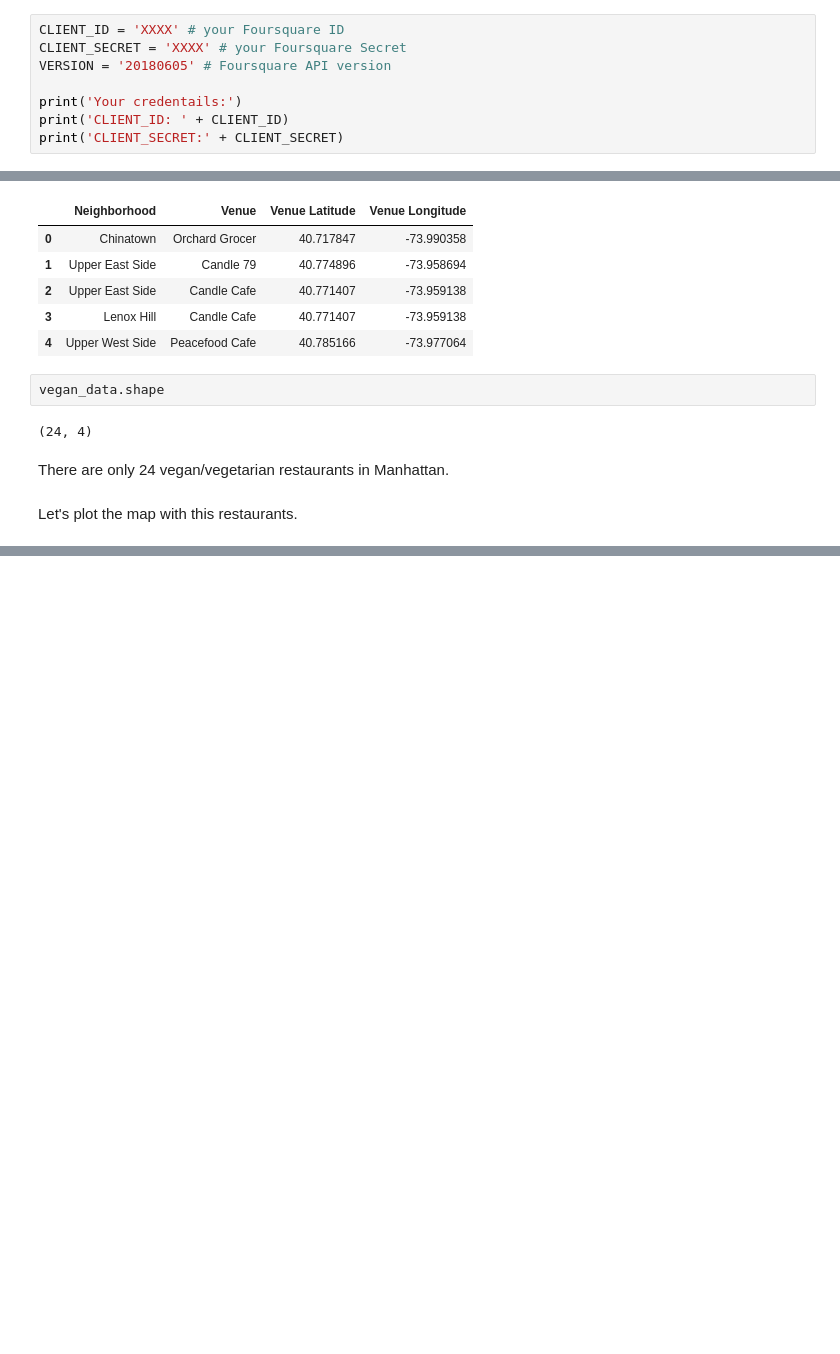
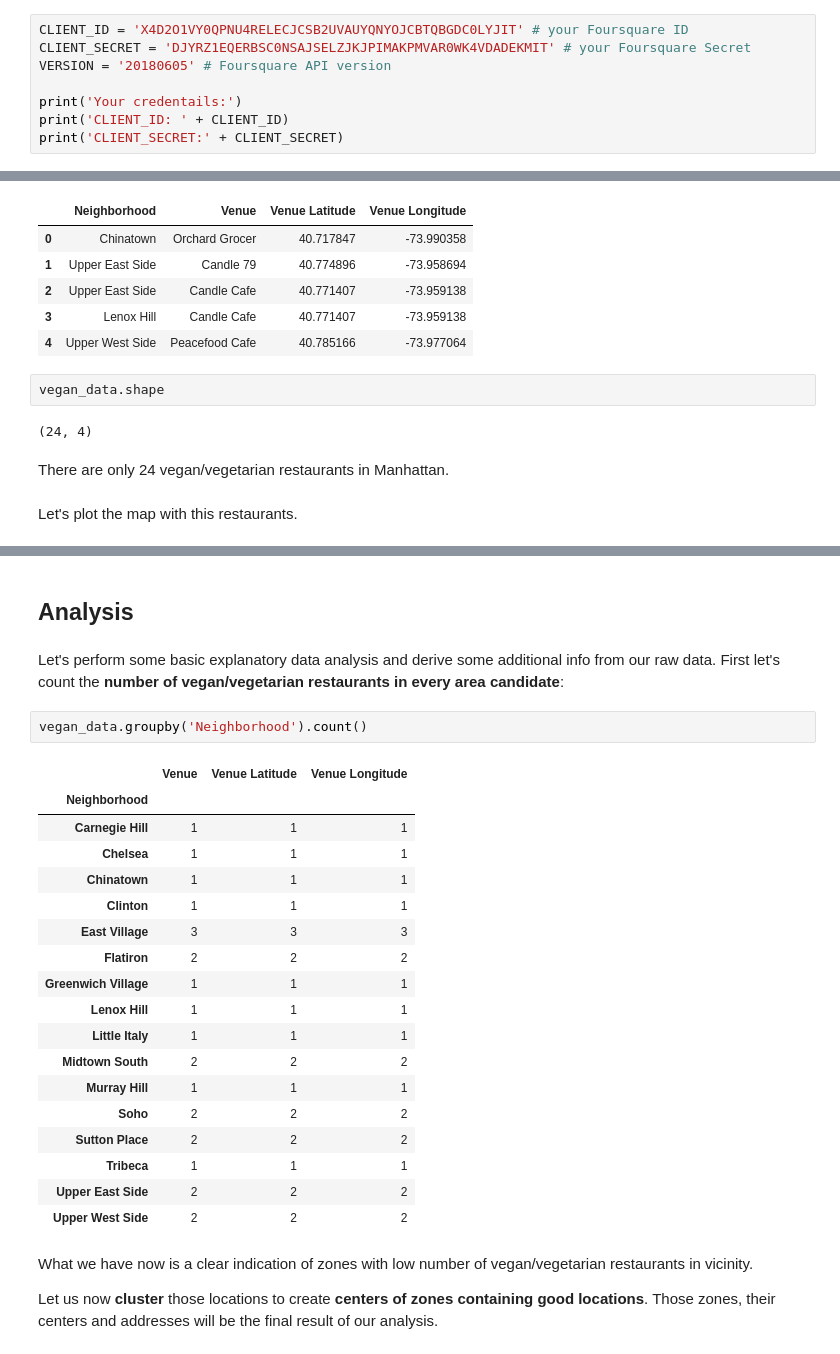
Before and after one commit to HevansViniciusPereira/Coursera_Capstone, a Jupyter notebook: Capstone_vegan.ipynb, the cells around one changed output, grey strips where cells are left out. Cells and saved outputs as stored; diff of their text form; blank space fills up the shorter version.

```diff
--- a/Capstone_vegan.ipynb
+++ b/Capstone_vegan.ipynb
@@ -65,8 +69,8 @@ Libraries imported.
 # %% [markdown]
 #### Define Foursquare Credentials and Version
 # %%
-CLIENT_ID = 'XXXX' # your Foursquare ID
-CLIENT_SECRET = 'XXXX' # your Foursquare Secret
+CLIENT_ID = 'X4D2O1VY0QPNU4RELECJCSB2UVAUYQNYOJCBTQBGDC0LYJIT' # your Foursquare ID
+CLIENT_SECRET = 'DJYRZ1EQERBSC0NSAJSELZJKJPIMAKPMVAR0WK4VDADEKMIT' # your Foursquare Secret
 VERSION = '20180605' # Foursquare API version
 
 print('Your credentails:')
@@ -432,0 +447,29 @@ This concludes the data gathering phase - we're now ready to use this data for a
+# %% [markdown]
+## Analysis <a name="analysis"></a>
+# %% [markdown]
+Let's perform some basic explanatory data analysis and derive some additional info from our raw data. First let's count the **number of vegan/vegetarian restaurants in every area candidate**:
+# %%
+vegan_data.groupby('Neighborhood').count()
+# %% [output]
+|  | Venue | Venue Latitude | Venue Longitude |
+| Neighborhood |  |  |  |
+| Carnegie Hill | 1 | 1 | 1 |
+| Chelsea | 1 | 1 | 1 |
+| Chinatown | 1 | 1 | 1 |
+| Clinton | 1 | 1 | 1 |
+| East Village | 3 | 3 | 3 |
+| Flatiron | 2 | 2 | 2 |
+| Greenwich Village | 1 | 1 | 1 |
+| Lenox Hill | 1 | 1 | 1 |
+| Little Italy | 1 | 1 | 1 |
+| Midtown South | 2 | 2 | 2 |
+| Murray Hill | 1 | 1 | 1 |
+| Soho | 2 | 2 | 2 |
+| Sutton Place | 2 | 2 | 2 |
+| Tribeca | 1 | 1 | 1 |
+| Upper East Side | 2 | 2 | 2 |
+| Upper West Side | 2 | 2 | 2 |
+# %% [markdown]
+What we have now is a clear indication of zones with low number of vegan/vegetarian restaurants in vicinity.
+
+Let us now **cluster** those locations to create **centers of zones containing good locations**. Those zones, their centers and addresses will be the final result of our analysis.
```
Also changed, not shown: parts of 15 cells of this notebook, 2 other files.
